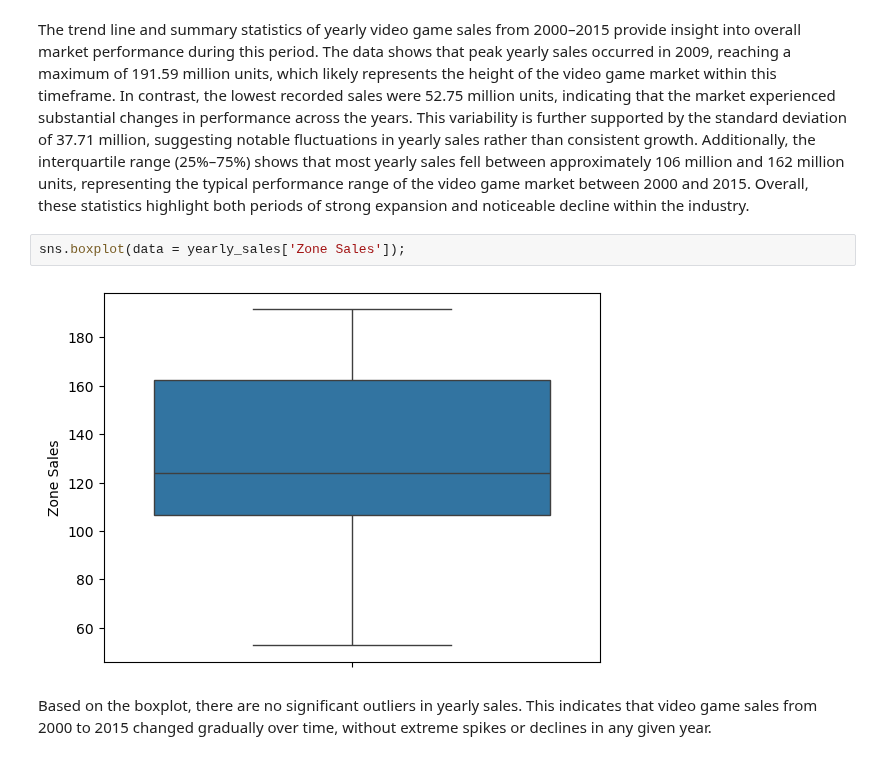
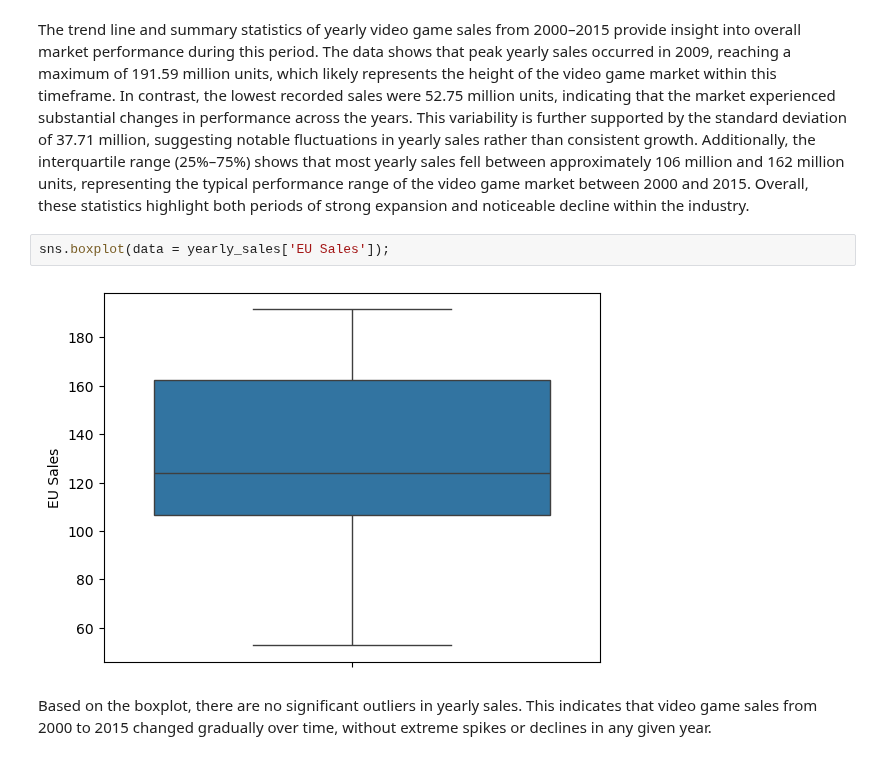
Before and after one commit to COGS108/Group037_WI26, a Jupyter notebook: 02-EDACheckpoint.ipynb, the cells around one changed output. Cells and saved outputs as stored; diff of their text form.

```diff
--- a/02-EDACheckpoint.ipynb
+++ b/02-EDACheckpoint.ipynb
@@ -430,9 +403,9 @@ yearly_sales.describe()
 # %% [markdown]
 The trend line and summary statistics of yearly video game sales from 2000–2015 provide insight into overall market performance during this period. The data shows that peak yearly sales occurred in 2009, reaching a maximum of 191.59 million units, which likely represents the height of the video game market within this timeframe. In contrast, the lowest recorded sales were 52.75 million units, indicating that the market experienced substantial changes in performance across the years. This variability is further supported by the standard deviation of 37.71 million, suggesting notable fluctuations in yearly sales rather than consistent growth. Additionally, the interquartile range (25%–75%) shows that most yearly sales fell between approximately 106 million and 162 million units, representing the typical performance range of the video game market between 2000 and 2015. Overall, these statistics highlight both periods of strong expansion and noticeable decline within the industry.
 # %%
-sns.boxplot(data = yearly_sales['Zone Sales']);
+sns.boxplot(data = yearly_sales['EU Sales']);
 # %% [output]
-[figure, old version]
+[figure, new version]
 # %% [markdown]
 Based on the boxplot, there are no significant outliers in yearly sales. This indicates that video game sales from 2000 to 2015 changed gradually over time, without extreme spikes or declines in any given year.
 # %%
```
Also changed, not shown: parts of 7 cells of this notebook.
